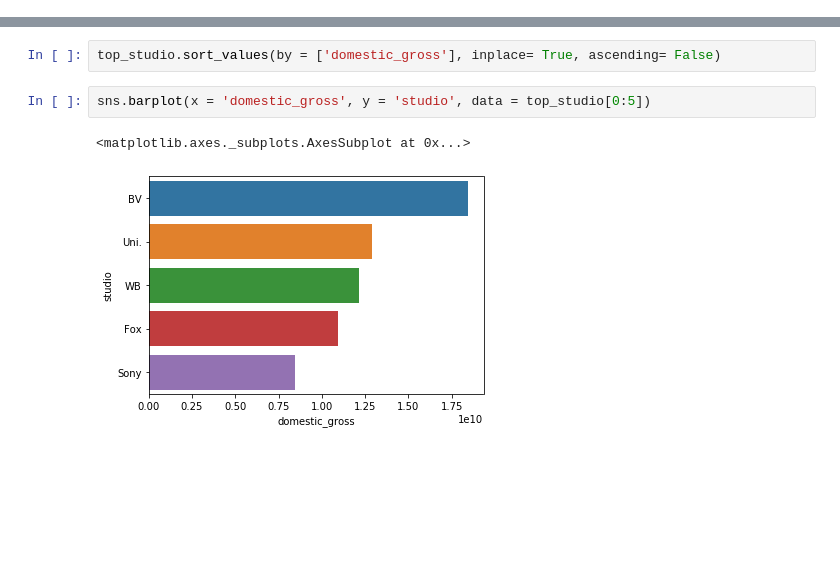
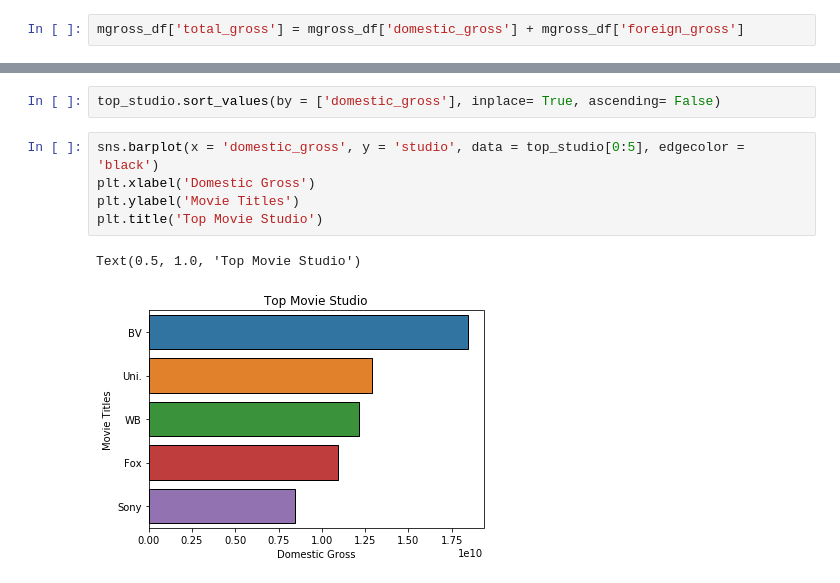
Before and after one commit to Aper012/Phase-1-project, a Jupyter notebook: Question 1.ipynb, the cells around one changed output, grey strips where cells are left out. Drawn from its saved outputs; the diff is of its cells as text; blank space fills up the shorter version.

```diff
--- a/Question 1.ipynb
+++ b/Question 1.ipynb
@@ -21,3 +34,5 @@ mgross_df.head()
 | 2 | Harry Potter and the Deathly Hall... | WB | 296000000.0 | 664300000 | 2010 |
 | 3 | Inception | WB | 292600000.0 | 535700000 | 2010 |
 | 4 | Shrek Forever After | P/DW | 238700000.0 | 513900000 | 2010 |
+# %%
+mgross_df['total_gross'] = mgross_df['domestic_gross'] + mgross_df['foreign_gross']
@@ -168,7 +185,10 @@ top_studio = mgross_df.groupby(by = 'studio').sum().reset_index()
 # %%
 top_studio.sort_values(by = ['domestic_gross'], inplace= True, ascending= False)
 # %%
-sns.barplot(x = 'domestic_gross', y = 'studio', data = top_studio[0:5])
+sns.barplot(x = 'domestic_gross', y = 'studio', data = top_studio[0:5], edgecolor = 'black')
+plt.xlabel('Domestic Gross')
+plt.ylabel('Movie Titles')
+plt.title('Top Movie Studio')
 # %% [output]
-<matplotlib.axes._subplots.AxesSubplot at 0x...>
+Text(0.5, 1.0, 'Top Movie Studio')
-[figure, old version]
+[figure, new version]
```
Also changed, not shown: parts of 4 cells of this notebook, 10 other files.
